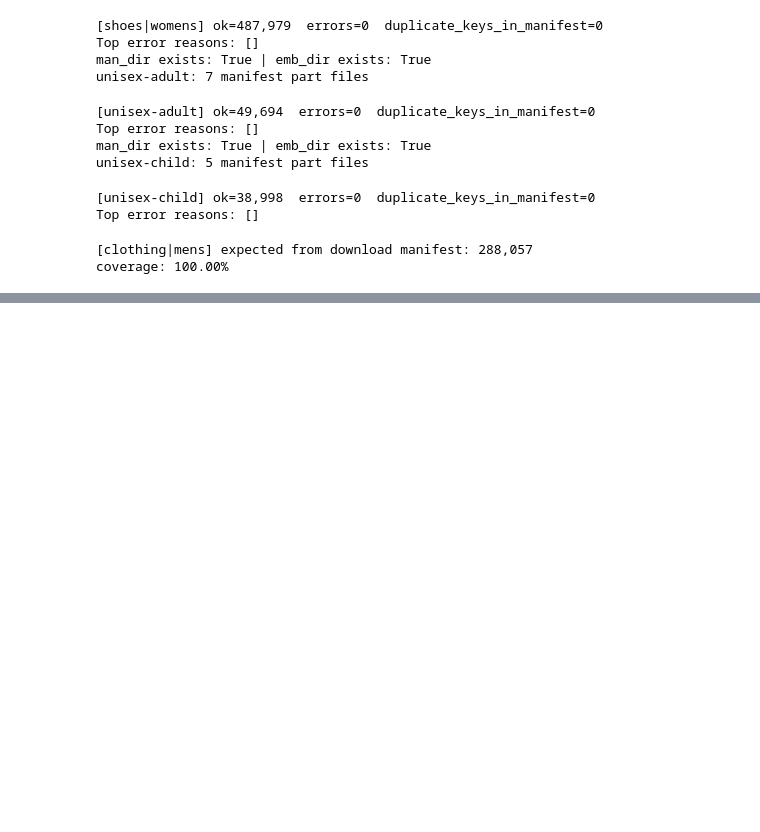
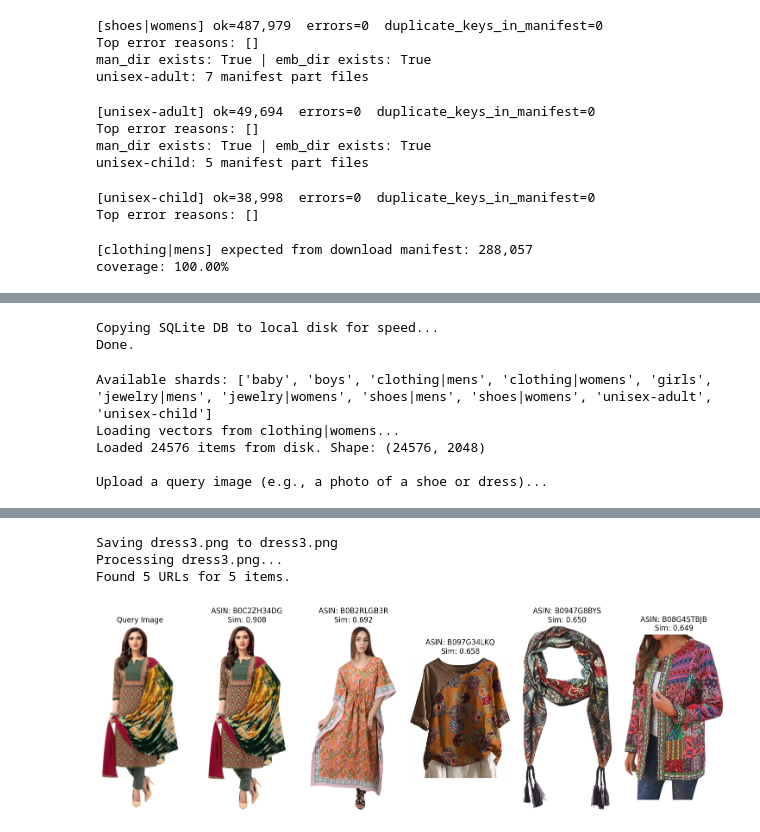
Before and after one commit to rahulorihiki/Product_Recommender_with_Virtual_Dressing_System_with_MLOps, a Jupyter notebook: research/og_recommender.ipynb, the cells around one changed output, grey strips where cells are left out. Saved outputs shown, nothing was run; the diff lists cells and outputs as text; code cells hidden in the pictures; blank space fills up the shorter version.

Commit message:
Getting recommended images from the resnet model.

```diff
--- a/research/og_recommender.ipynb
+++ b/research/og_recommender.ipynb
@@ -3148,0 +3188,3 @@ coverage: 100.00%
+# %%
+BASE_DIR        = "/content/drive/MyDrive/Product_Recommender_End_to_End_with_virtual_dressing"
+SHARDS_STORE    = f"{BASE_DIR}/shards_store"
@@ -3148,0 +3307,15 @@ coverage: 100.00%
+# %%
+# 1. Define paths
+DRIVE_DB_PATH = "/content/drive/MyDrive/Product_Recommender_End_to_End_with_virtual_dressing/asin2url.sqlite" # Update if path is different
+LOCAL_DB_PATH = "/content/asin2url.sqlite"
+
+# 2. Copy to local machine (Instant lookups)
+if not os.path.exists(LOCAL_DB_PATH):
+    print("Copying SQLite DB to local disk for speed...")
+    shutil.copy(DRIVE_DB_PATH, LOCAL_DB_PATH)
+    print("Done.")
+else:
+    print("DB already exists locally.")
+# %% [output]
+Copying SQLite DB to local disk for speed...
+Done.
@@ -3148,0 +3387,43 @@ coverage: 100.00%
+# %%
+# 1. Load the model
+model = get_inference_model()
+
+# 2. Load embeddings from ONE shard to test (Change index if needed)
+# Since you stored them in shards_store/00000, shards_store/00001 etc.
+# Let's verify what shards exist
+available_shards = sorted(os.listdir(SHARDS_STORE))
+print(f"Available shards: {available_shards}")
+
+if available_shards:
+    TEST_SHARD = "clothing|womens"
+    db_embs, db_asins = load_embeddings_from_disk(TEST_SHARD, max_rows=20000)
+
+    if db_embs is not None:
+        # 3. Upload a test image
+        from google.colab import files
+        print("\nUpload a query image (e.g., a photo of a shoe or dress)...")
+        uploaded = files.upload()
+
+        for filename in uploaded.keys():
+            print(f"Processing {filename}...")
+
+            # 4. Find matches
+            matches = find_similar_products(model, filename, db_embs, db_asins, top_k=5)
+
+            top_asins = [m[0] for m in matches]
+
+            # 5. Fetch the URLs from SQLite (Fast & Low RAM)
+            mini_url_map = get_urls_from_sqlite(top_asins)
+
+            # 6. Display the images.
+            print(f"Found {len(mini_url_map)} URLs for {len(top_asins)} items.")
+            show_results_with_url(filename, matches, mini_url_map)
+
+else:
+    print("No shards found! Make sure you ran the extraction code first.")
+# %% [output]
+Available shards: ['baby', 'boys', 'clothing|mens', 'clothing|womens', 'girls', 'jewelry|mens', 'jewelry|womens', 'shoes|mens', 'shoes|womens', 'unisex-adult', 'unisex-child']
+Loading vectors from clothing|womens...
+Loaded 24576 items from disk. Shape: (24576, 2048)
+
+Upload a query image (e.g., a photo of a shoe or dress)...
@@ -3148,0 +3431,4 @@ coverage: 100.00%
+Saving dress3.png to dress3.png
+Processing dress3.png...
+Found 5 URLs for 5 items.
+[figure, added]
```
Also changed, not shown: parts of 9 cells of this notebook.
